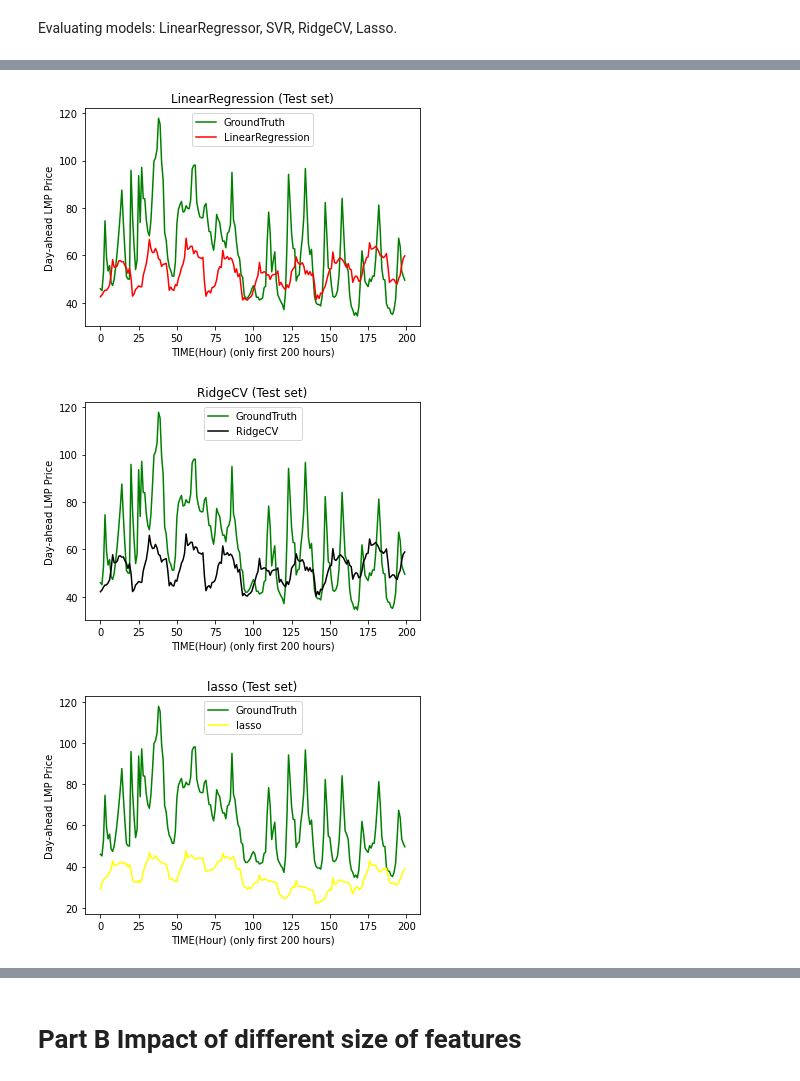
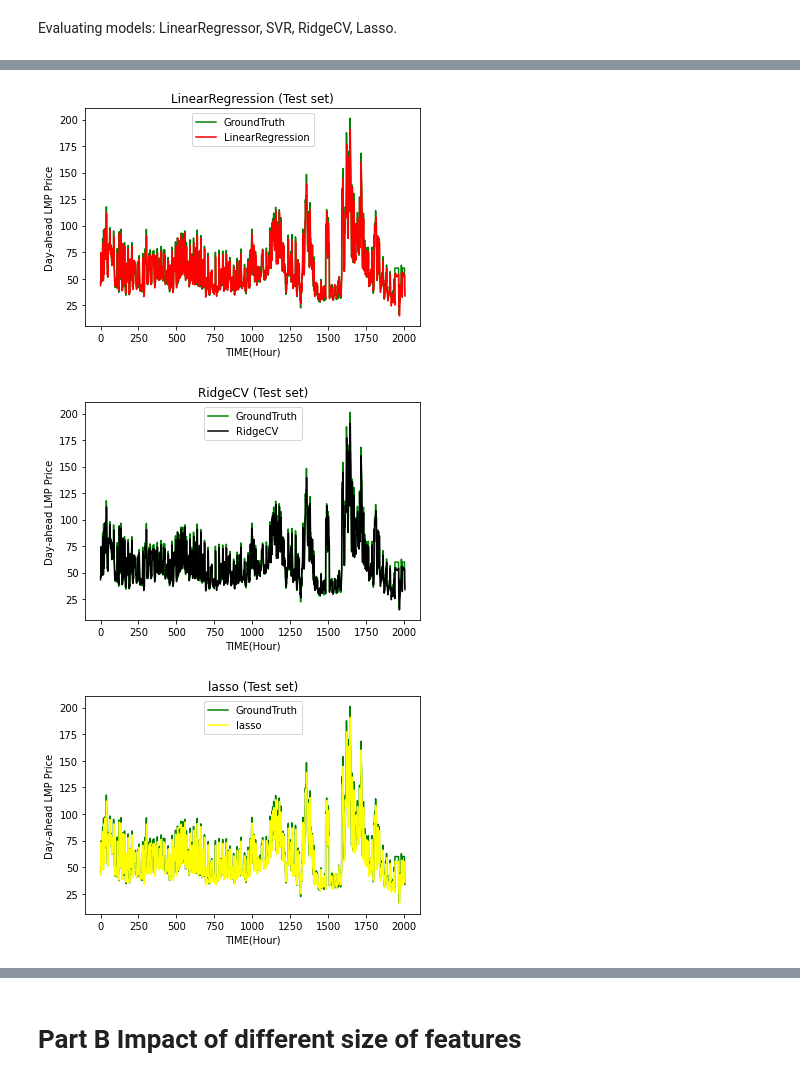
Before and after one commit to BOTnreLI/LinearRegressor_withsklearn, a Jupyter notebook: 674Finalproject_regressors.ipynb, the cells around one changed output, grey strips where cells are left out. Cells and saved outputs as stored; diff of their text form; code cells hidden in the pictures.

Commit message:
Updated the data with "1 hour before LMP price" feature

```diff
--- a/674Finalproject_regressors.ipynb
+++ b/674Finalproject_regressors.ipynb
@@ -76,7 +76,7 @@ def timeSection_6(x):
 # %% [markdown]
 Self-defined functions
 # %%
-df = pd.read_csv('/content/drive/MyDrive/674Project_inputFinal - Sheet4.csv')
+df = pd.read_csv('/content/drive/MyDrive/674GreenComputing/ECE 674 Project/674Project_inputFinal - Sheet4.csv')
 
 print(df.shape)
 df.head()
@@ -94,5 +106,6 @@ df["Condition_cat"] = df["Condition"].cat.codes
 # %%
 df['Day-Ahead-LMP-price'].fillna((df['Day-Ahead-LMP-price'].mean()), inplace=True)
+df['1 hour before Day-Ahead-LMP-price'].fillna((df['1 hour before Day-Ahead-LMP-price'].mean()), inplace=True)
 df = df.drop(columns=['Wind', 'Wind Speed', 'Wind Gust', 'Precip.'])
 
 df = df.fillna({"Condition": "Fair"})
@@ -286,37 +297,37 @@ Root Mean Squared Error for test set: 27.6151359623805
 # %%
 groundTruth = y_test.values.reshape(-1, 1)
-plt.plot(groundTruth[:200], color = "green", label='GroundTruth')
+plt.plot(groundTruth, color = "green", label='GroundTruth')
 
-plt.plot(prediction_LinearRegression[:200], color ='red', label='LinearRegression')
+plt.plot(prediction_LinearRegression, color ='red', label='LinearRegression')
 
 
 plt.title("LinearRegression (Test set)")
-plt.xlabel("TIME(Hour) (only first 200 hours)")
+plt.xlabel("TIME(Hour)")
 plt.ylabel("Day-ahead LMP Price")
 leg = plt.legend(loc='upper center')
 plt.show()
 # %% [output]
-[figure, old version]
+[figure, new version]
 # %%
-plt.plot(groundTruth[:200], color = "green", label='GroundTruth')
-plt.plot(prediction_RidgeCV[:200], color ='black', label='RidgeCV')
+plt.plot(groundTruth[:3000], color = "green", label='GroundTruth')
+plt.plot(prediction_RidgeCV[:3000], color ='black', label='RidgeCV')
 
 plt.title("RidgeCV (Test set)")
-plt.xlabel("TIME(Hour) (only first 200 hours)")
+plt.xlabel("TIME(Hour)")
 plt.ylabel("Day-ahead LMP Price")
 leg = plt.legend(loc='upper center')
 plt.show()
 # %% [output]
-[figure, old version]
+[figure, new version]
 # %%
-plt.plot(groundTruth[:200], color = "green", label='GroundTruth')
-plt.plot(prediction_lasso[:200], color ='yellow', label='lasso')
+plt.plot(groundTruth[:3000], color = "green", label='GroundTruth')
+plt.plot(prediction_lasso[:3000], color ='yellow', label='lasso')
 
 plt.title("lasso (Test set)")
-plt.xlabel("TIME(Hour) (only first 200 hours)")
+plt.xlabel("TIME(Hour)")
 plt.ylabel("Day-ahead LMP Price")
 leg = plt.legend(loc='upper center')
 plt.show()
 # %% [output]
-[figure, old version]
+[figure, new version]
 # %%
```
Also changed, not shown: parts of 28 cells of this notebook.
